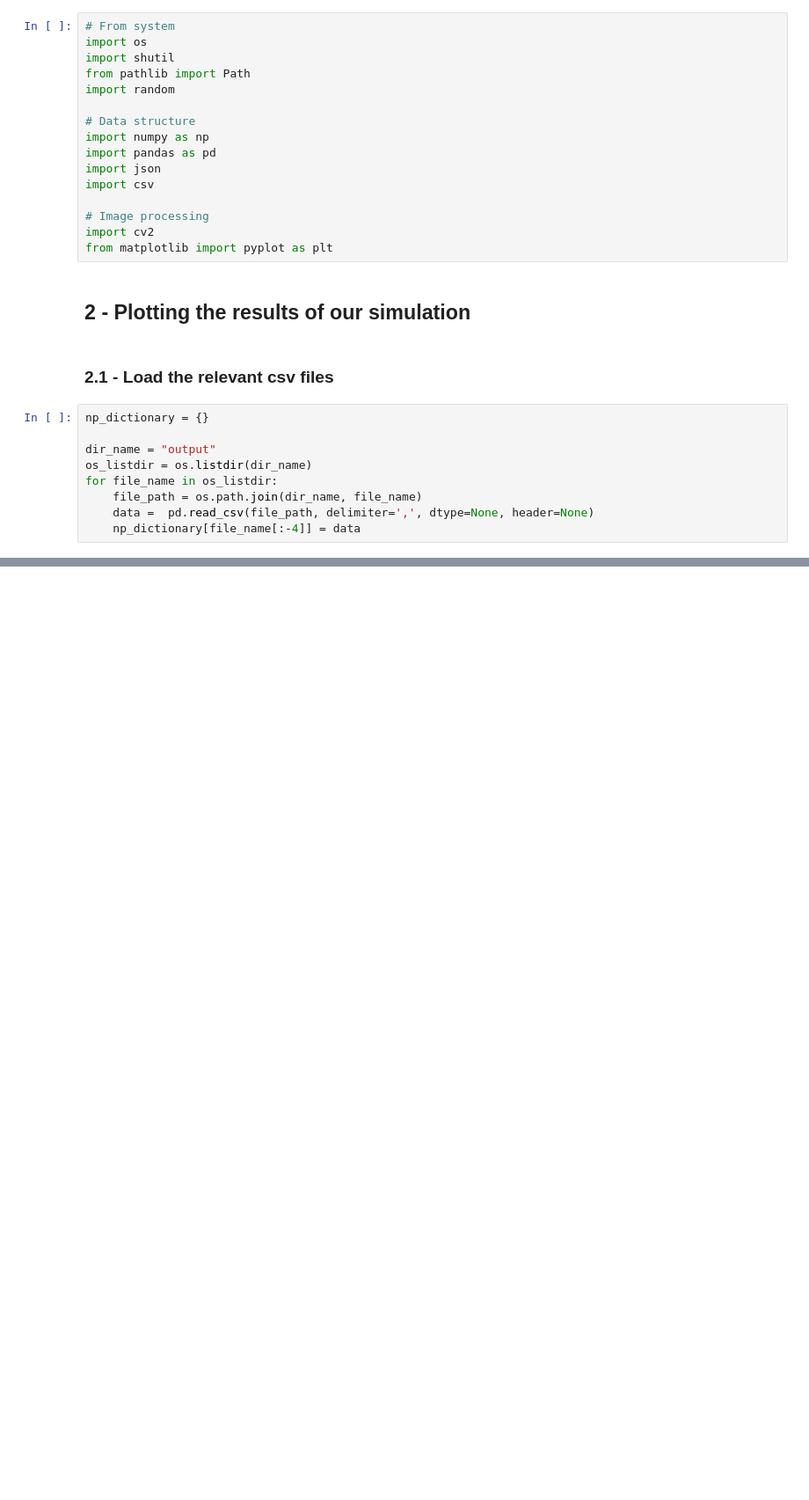
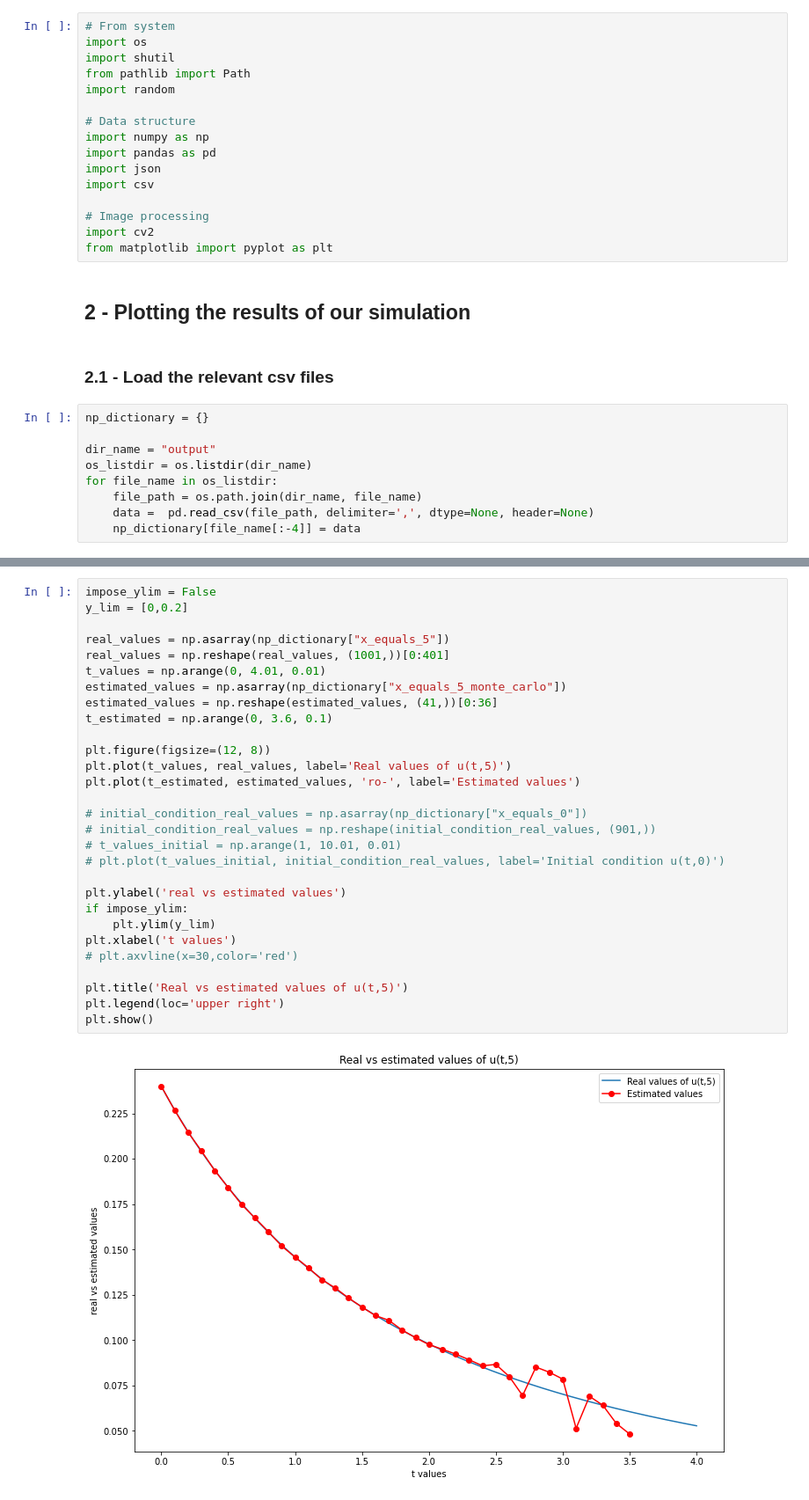
Before and after one commit to chanjuanyin/MH4900_Final_Year_Project_simulations, a Jupyter notebook: Branching_01/Plot_history.ipynb, the cells around one changed output, grey strips where cells are left out. Shown: that part at 88% size. Drawn from its saved outputs; the diff is of its cells as text; blank space fills up the shorter version.

```diff
--- a/Branching_01/Plot_history.ipynb
+++ b/Branching_01/Plot_history.ipynb
@@ -112,0 +150,31 @@ plt.show()
+# %%
+impose_ylim = False
+y_lim = [0,0.2]
+
+real_values = np.asarray(np_dictionary["x_equals_5"])
+real_values = np.reshape(real_values, (1001,))[0:401]
+t_values = np.arange(0, 4.01, 0.01)
+estimated_values = np.asarray(np_dictionary["x_equals_5_monte_carlo"])
+estimated_values = np.reshape(estimated_values, (41,))[0:36]
+t_estimated = np.arange(0, 3.6, 0.1)
+
+plt.figure(figsize=(12, 8))
+plt.plot(t_values, real_values, label='Real values of u(t,5)')
+plt.plot(t_estimated, estimated_values, 'ro-', label='Estimated values')
+
+# initial_condition_real_values = np.asarray(np_dictionary["x_equals_0"])
+# initial_condition_real_values = np.reshape(initial_condition_real_values, (901,))
+# t_values_initial = np.arange(1, 10.01, 0.01)
+# plt.plot(t_values_initial, initial_condition_real_values, label='Initial condition u(t,0)')
+
+plt.ylabel('real vs estimated values')
+if impose_ylim:
+    plt.ylim(y_lim)
+plt.xlabel('t values')
+# plt.axvline(x=30,color='red')
+
+plt.title('Real vs estimated values of u(t,5)')
+plt.legend(loc='upper right')
+plt.show()
+# %% [output]
+[figure, added]
```
Also changed, not shown: parts of 30 cells of this notebook, 9 other files.
